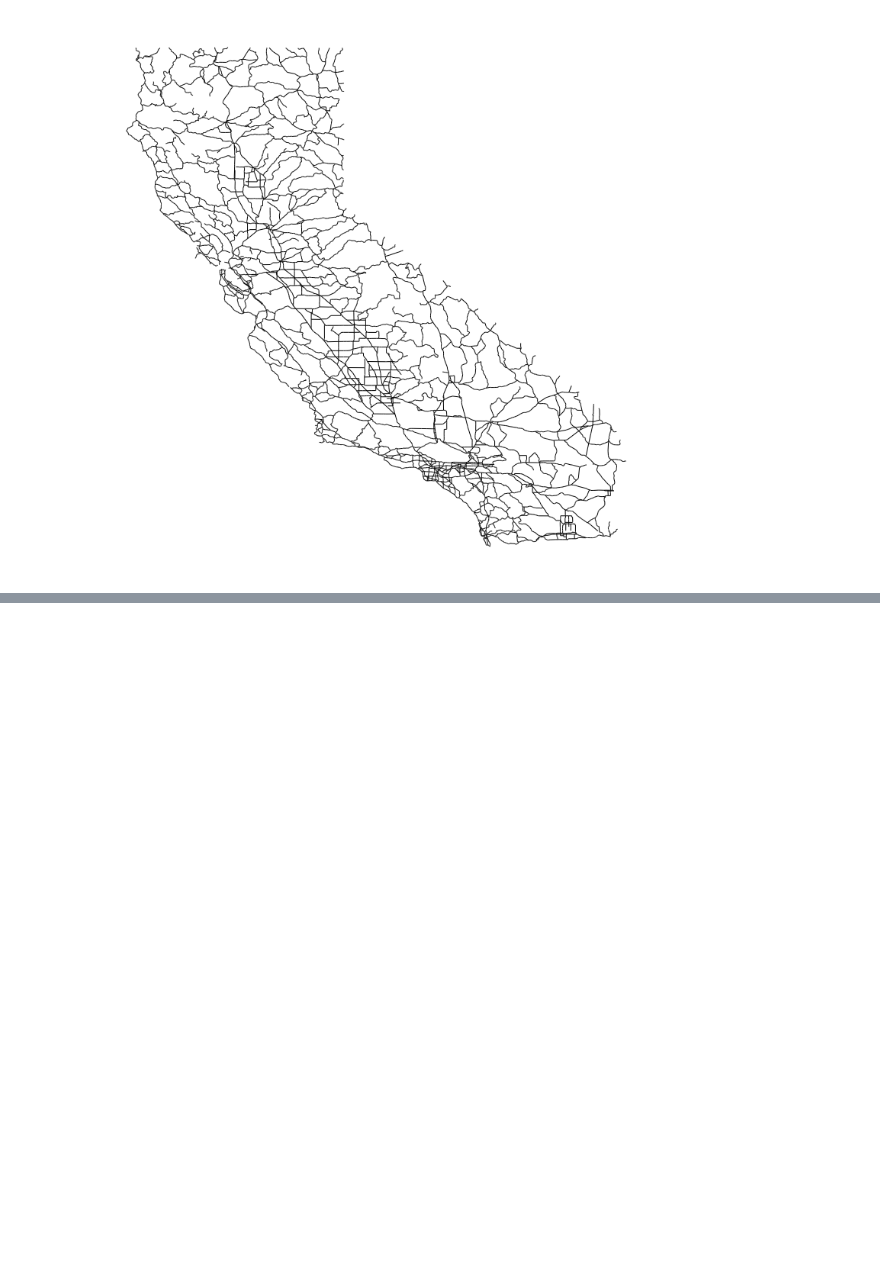
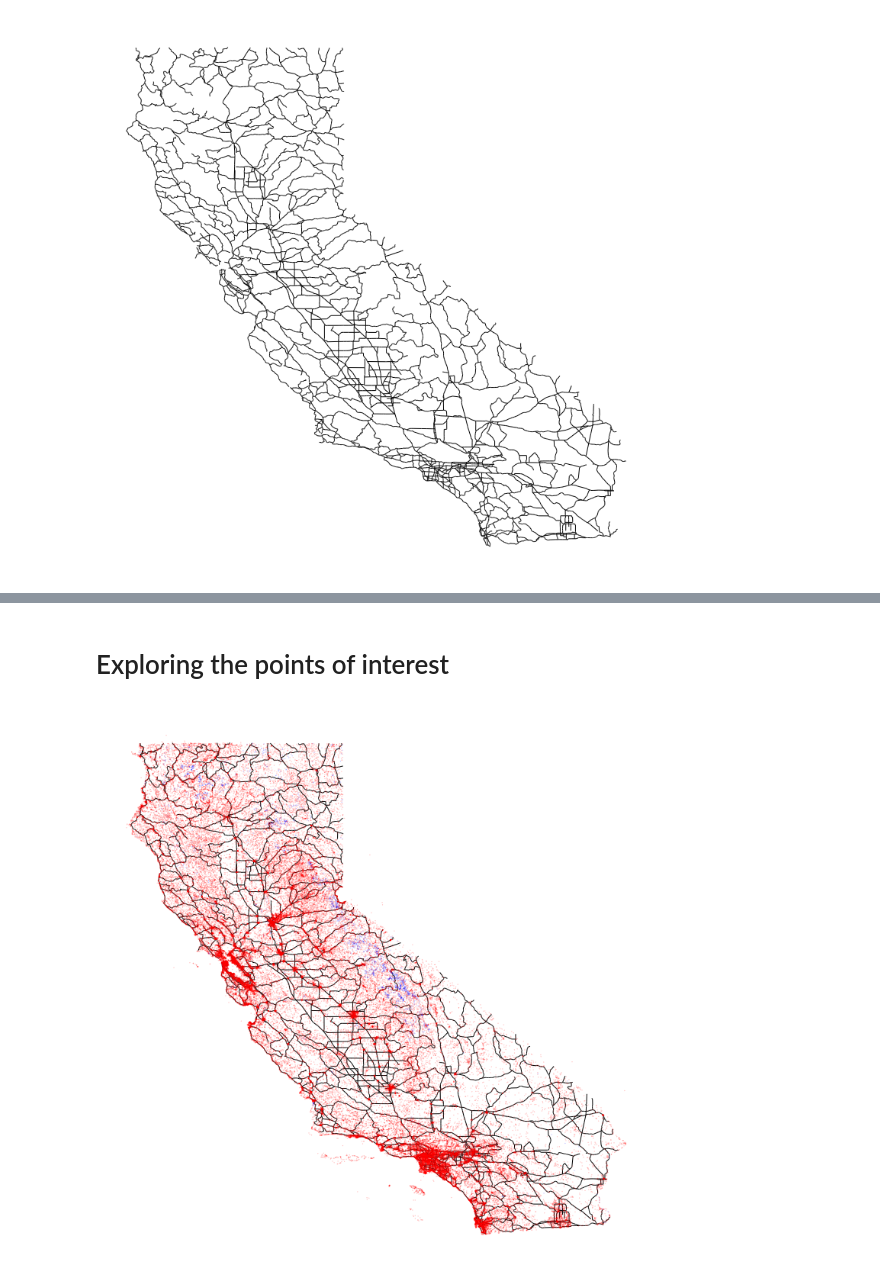
Before and after one commit to Jimmeeee/NA-project, a Jupyter notebook: notebooks/project.ipynb, the cells around one changed output, grey strips where cells are left out. Saved outputs shown, nothing was run; the diff lists cells and outputs as text; code cells hidden in the pictures; blank space fills up the shorter version.

Commit message:
more data

```diff
--- a/notebooks/project.ipynb
+++ b/notebooks/project.ipynb
@@ -39,3 +39,6 @@ pos = nx.get_node_attributes(G, 'pos')
 nx.draw(G, pos, node_size = 0.0)
 # %% [output]
 [figure]
+# %%
+df_places = pd.read_csv("data/places.dat", delimiter = " ", header = None)
+df_places.columns = ['name', 'longitude', 'latitude']
@@ -41,0 +71,23 @@ nx.draw(G, pos, node_size = 0.0)
+# %% [markdown]
+# Exploring the points of interest
+# %%
+G_places = nx.Graph()
+# %%
+for i ,row in df_places.iterrows():
+    G_places.add_node(i, pos = (row["longitude"], row["latitude"]), name = row["name"])
+# %%
+color_map = []
+nodes = nx.get_node_attributes(G_places, 'name')
+for node in nodes.values():
+    if node=='lake':
+        color_map.append('blue')
+    else:
+        color_map.append('red')
+# %%
+plt.figure(2, figsize=(10,10))
+pos = nx.get_node_attributes(G, 'pos')
+nx.draw(G, pos, node_size = 0.0)
+pos = nx.get_node_attributes(G_places, 'pos')
+nx.draw(G_places, pos, node_size = 0.01, node_color=color_map)
+# %% [output]
+[figure, added]
```
Also changed, not shown: parts of 4 cells of this notebook, 2 other files.
